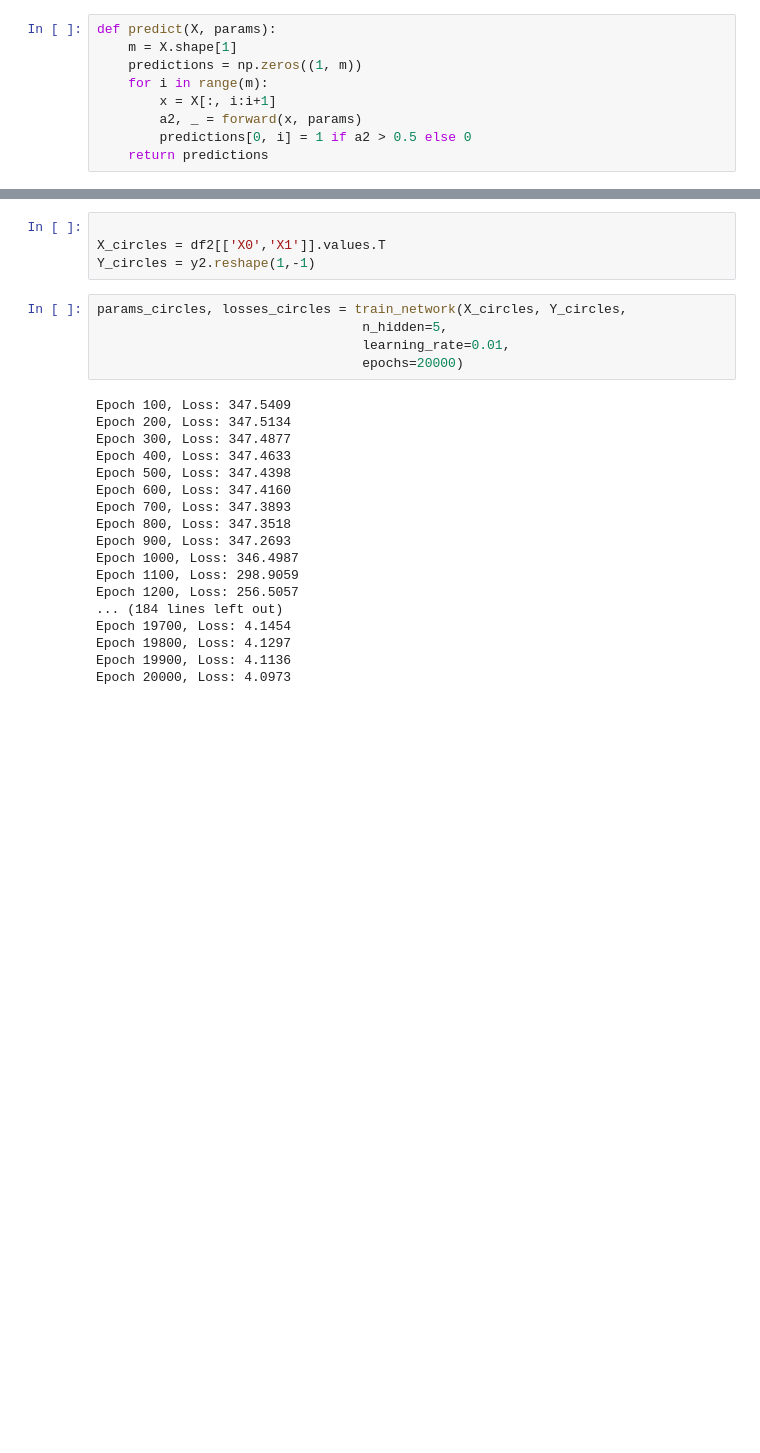
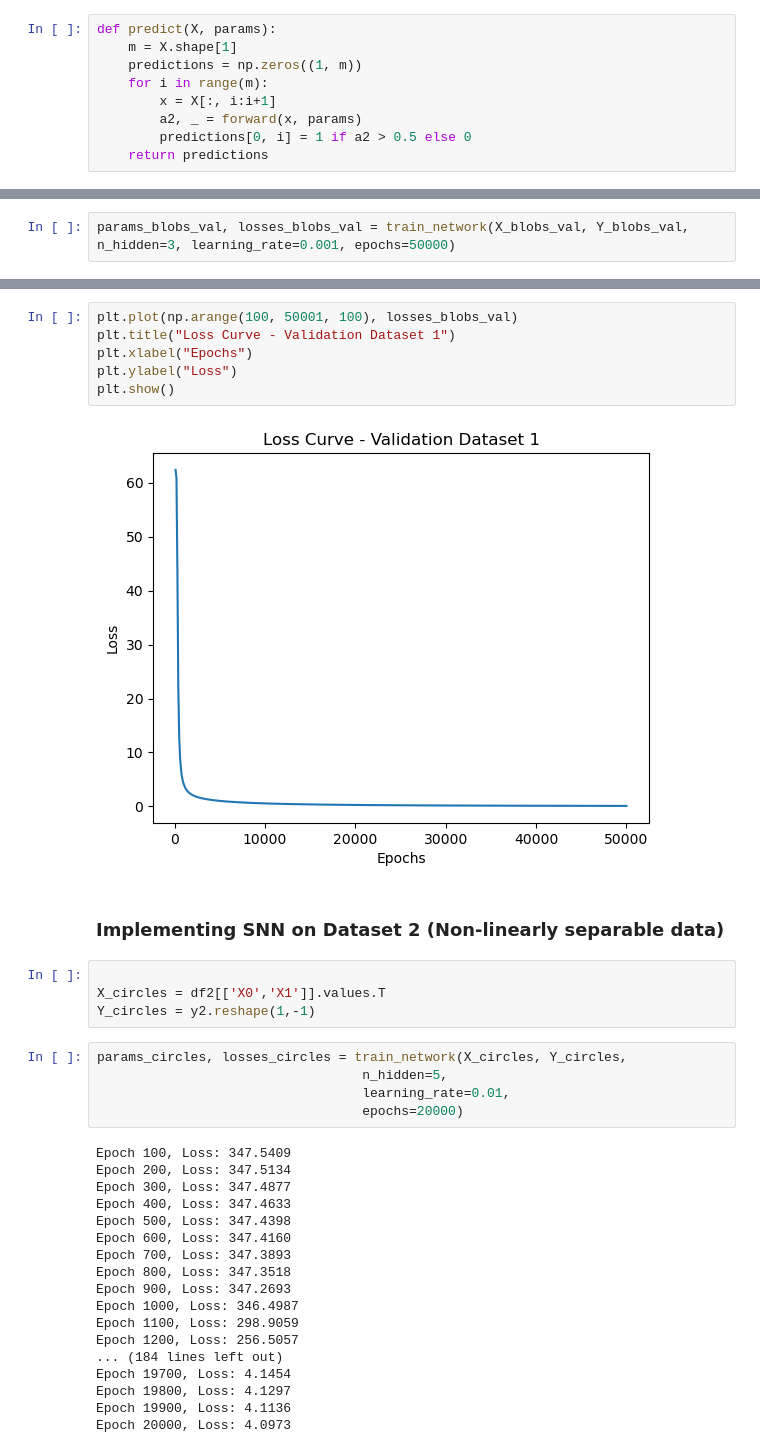
Before and after one commit to aakanksha1500/CT5133_DL_colab, a Jupyter notebook: DL_Assignment1_latest.ipynb, the cells around one changed output, grey strips where cells are left out. Drawn from its saved outputs; the diff is of its cells as text; blank space fills up the shorter version.

```diff
--- a/DL_Assignment1_latest.ipynb
+++ b/DL_Assignment1_latest.ipynb
@@ -501,0 +546,2 @@ plt.show()
+# %%
+params_blobs_val, losses_blobs_val = train_network(X_blobs_val, Y_blobs_val, n_hidden=3, learning_rate=0.001, epochs=50000)
@@ -502,3 +566,13 @@ plt.show()
+# %%
+plt.plot(np.arange(100, 50001, 100), losses_blobs_val)
+plt.title("Loss Curve - Validation Dataset 1")
+plt.xlabel("Epochs")
+plt.ylabel("Loss")
+plt.show()
+# %% [output]
+[figure, added]
+# %% [markdown]
+### Implementing SNN on Dataset 2 (Non-linearly separable data)
 # %%
 
 X_circles = df2[['X0','X1']].values.T
```
Also changed, not shown: parts of 23 cells of this notebook.
